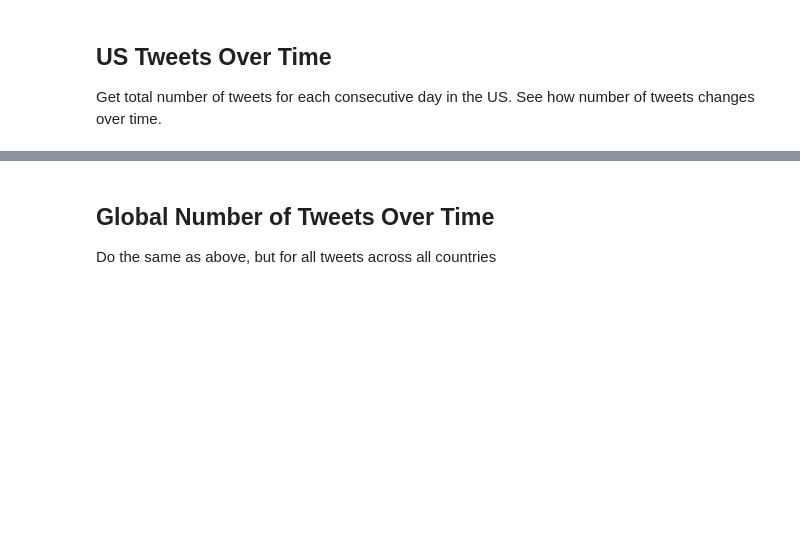
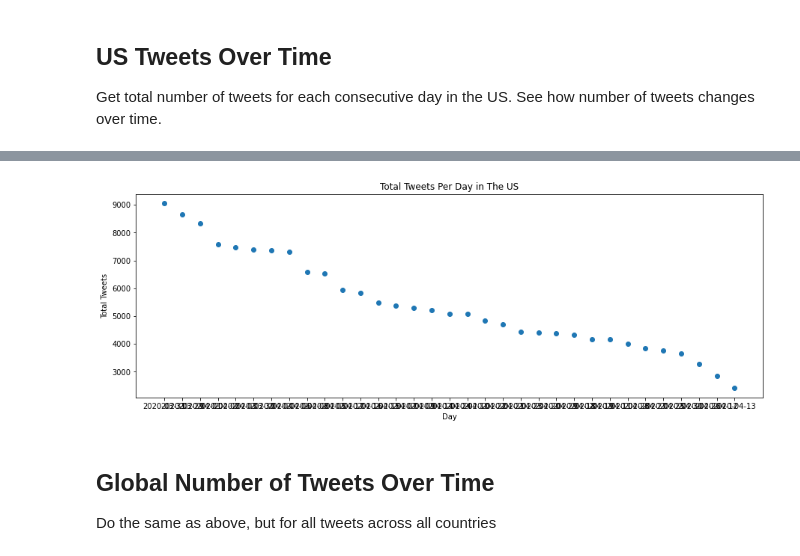
Before and after one commit to adrielk/Covid19-ML-and-Analysis, a Jupyter notebook: Covid-19 and Sentiment.ipynb, the cells around one changed output, grey strips where cells are left out. Cells and saved outputs as stored; diff of their text form; code cells hidden in the pictures; blank space fills up the shorter version.

Commit message:
Addition of Scatter Plots of total tweets per day

```diff
--- a/Covid-19 and Sentiment.ipynb
+++ b/Covid-19 and Sentiment.ipynb
@@ -303,0 +312,9 @@ Get total number of tweets for each consecutive day in the US. See how number of
+# %%
+full_cc_us = full_cc.loc[(full_cc['country_code'] == 'US')]
+full_cc_us = full_cc_us.drop(['level_0'], axis = 1).reset_index()
+# %%
+full_cc_us['created_at'] =  pd.to_datetime(full_cc_us['created_at'])
+full_cc_us.insert (2, "Date", full_cc_us['created_at'].dt.date.astype('str'))
+#full_cc_us['Date'] = full_cc_us['created_at'].dt.date.astype('str')
+full_cc_us = full_cc_us.sort_values(by = ['Date'], ascending = True)
+full_cc_us.head()
@@ -304,3 +328,16 @@ Get total number of tweets for each consecutive day in the US. See how number of
+# %%
+dateCounts = full_cc_us['Date'].value_counts()
+totalsPerDay = list(dateCounts)
+days = list(dateCounts.index)
+# %%
+plt.figure(figsize = (15,5))#figure out a way to make nicer and not so squished x-axis.....
+plt.scatter(days, totalsPerDay)
+plt.xlabel('Day')
+plt.ylabel('Total Tweets')
+plt.title('Total Tweets Per Day in The US')
+plt.show()
+# %% [output]
+[figure, added]
 # %% [markdown]
 ## Global Number of Tweets Over Time
 
```
Also changed, not shown: parts of 7 cells of this notebook.
